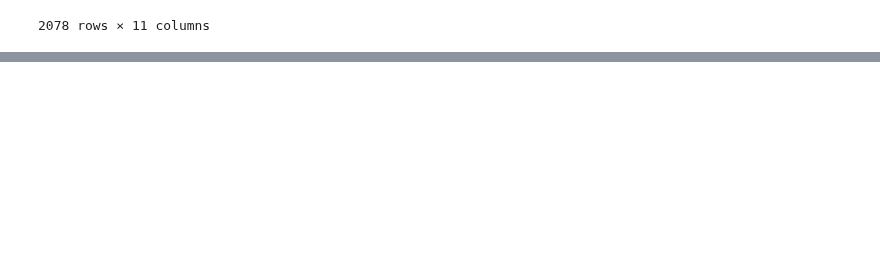
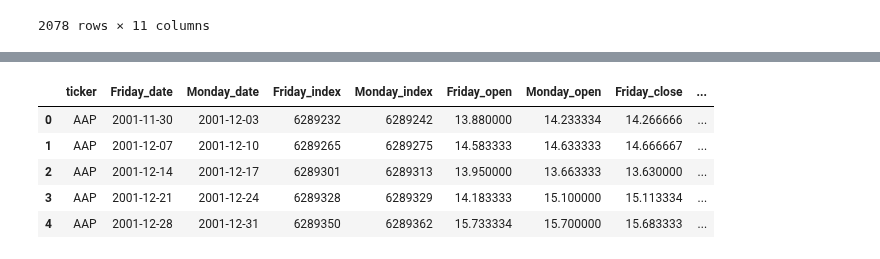
Before and after one commit to ghuckabe/DSTMarketAnalysis, a Jupyter notebook: kaggle_consumer_classify.ipynb, the cells around one changed output, grey strips where cells are left out. Saved outputs shown, nothing was run; the diff lists cells and outputs as text; code cells hidden in the pictures; blank space fills up the shorter version.

Commit message:
processed consumer services data with DST label

```diff
--- a/kaggle_consumer_classify.ipynb
+++ b/kaggle_consumer_classify.ipynb
@@ -255,0 +414,11 @@ consumer[consumer['ticker']=='AMZN']
+# %%
+consumer = pd.read_csv('data/Weekends_Consumer_Stocks.csv')
+# %%
+consumer.head()
+# %% [output]
+|  | ticker | Friday_date | Monday_date | Friday_index | Monday_index | Friday_open | Monday_open | Friday_close | ... |
+| 0 | AAP | 2001-11-30 | 2001-12-03 | 6289232 | 6289242 | 13.880000 | 14.233334 | 14.266666 | ... |
+| 1 | AAP | 2001-12-07 | 2001-12-10 | 6289265 | 6289275 | 14.583333 | 14.633333 | 14.666667 | ... |
+| 2 | AAP | 2001-12-14 | 2001-12-17 | 6289301 | 6289313 | 13.950000 | 13.663333 | 13.630000 | ... |
+| 3 | AAP | 2001-12-21 | 2001-12-24 | 6289328 | 6289329 | 14.183333 | 15.100000 | 15.113334 | ... |
+| 4 | AAP | 2001-12-28 | 2001-12-31 | 6289350 | 6289362 | 15.733334 | 15.700000 | 15.683333 | ... |
```
Also changed, not shown: parts of 14 cells of this notebook.
